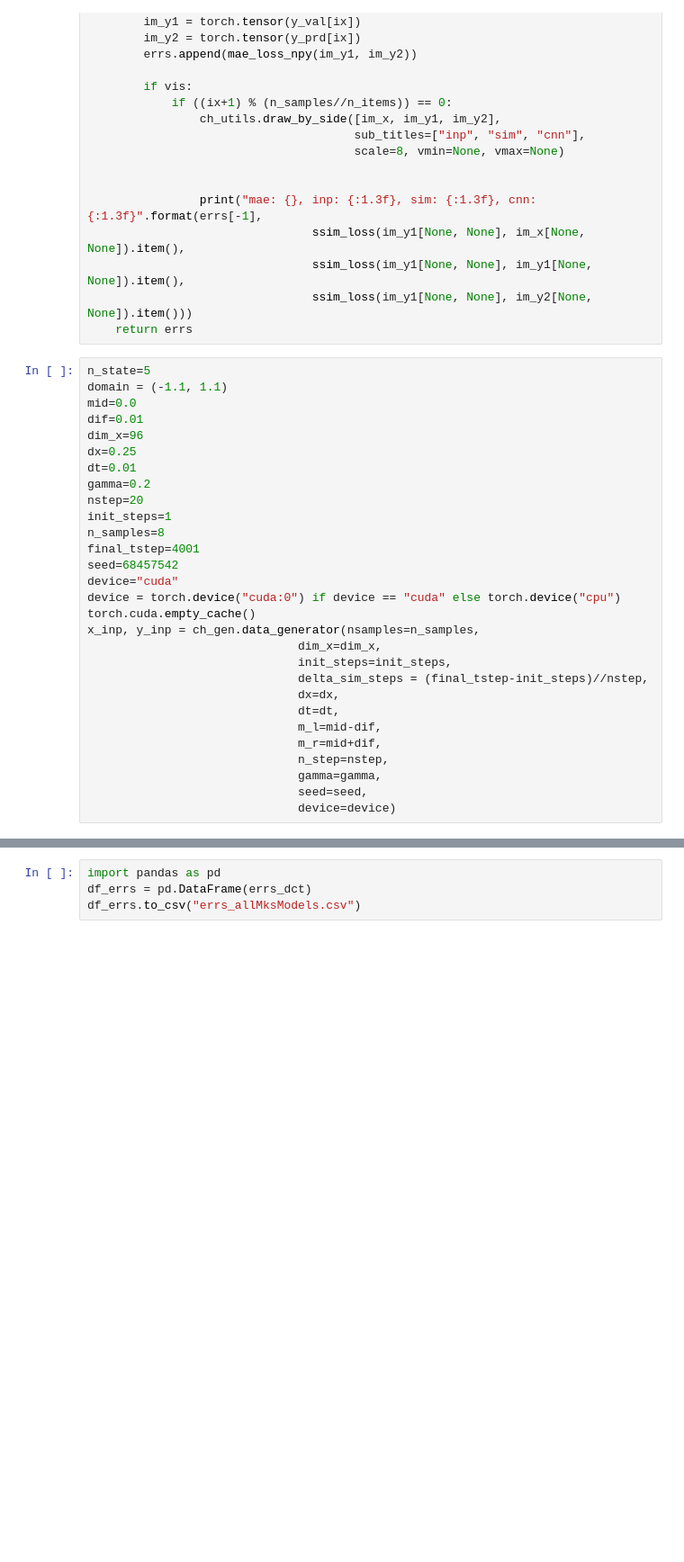
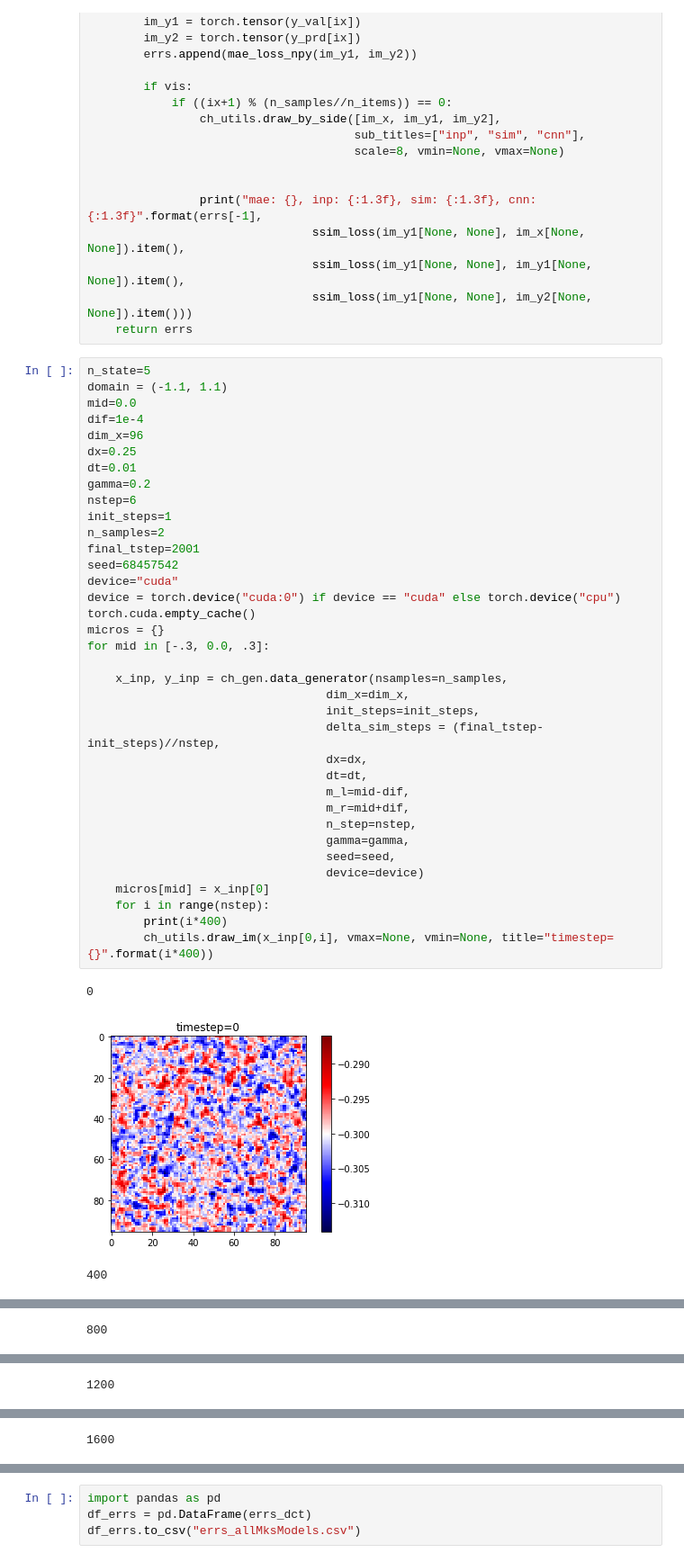
Before and after one commit to auag92/chnet, a Jupyter notebook: nbks-LinearMKS analysis.ipynb, the cells around one changed output, grey strips where cells are left out. Shown at 90% size. Cells and saved outputs as stored; diff of their text form; blank space fills up the shorter version.

```diff
--- a/nbks-LinearMKS analysis.ipynb
+++ b/nbks-LinearMKS analysis.ipynb
@@ -122,29 +122,40 @@ def localization_validate(model,
 # %%
 n_state=5
 domain = (-1.1, 1.1)
 mid=0.0
-dif=0.01
+dif=1e-4
 dim_x=96
 dx=0.25
 dt=0.01
 gamma=0.2
-nstep=20
+nstep=6
 init_steps=1
-n_samples=8
-final_tstep=4001
+n_samples=2
+final_tstep=2001
 seed=68457542
 device="cuda"
 device = torch.device("cuda:0") if device == "cuda" else torch.device("cpu")
 torch.cuda.empty_cache()
-x_inp, y_inp = ch_gen.data_generator(nsamples=n_samples,
-                              dim_x=dim_x,
-                              init_steps=init_steps,
-                              delta_sim_steps = (final_tstep-init_steps)//nstep,
-                              dx=dx,
-                              dt=dt,
-                              m_l=mid-dif,
-                              m_r=mid+dif,
-                              n_step=nstep,
-                              gamma=gamma,
-                              seed=seed,
-                              device=device)
+micros = {}
+for mid in [-.3, 0.0, .3]:
+
+    x_inp, y_inp = ch_gen.data_generator(nsamples=n_samples,
+                                  dim_x=dim_x,
+                                  init_steps=init_steps,
+                                  delta_sim_steps = (final_tstep-init_steps)//nstep,
+                                  dx=dx,
+                                  dt=dt,
+                                  m_l=mid-dif,
+                                  m_r=mid+dif,
+                                  n_step=nstep,
+                                  gamma=gamma,
+                                  seed=seed,
+                                  device=device)
+    micros[mid] = x_inp[0]
+    for i in range(nstep):
+        print(i*400)
+        ch_utils.draw_im(x_inp[0,i], vmax=None, vmin=None, title="timestep={}".format(i*400))
+# %% [output]
+0
+[figure, added]
+400
@@ -150,0 +163 @@ x_inp, y_inp = ch_gen.data_generator(nsamples=n_samples,
+800
@@ -150,0 +165 @@ x_inp, y_inp = ch_gen.data_generator(nsamples=n_samples,
+1200
@@ -150,0 +167 @@ x_inp, y_inp = ch_gen.data_generator(nsamples=n_samples,
+1600
```
Also changed, not shown: parts of 3 cells of this notebook, 1 other file.
